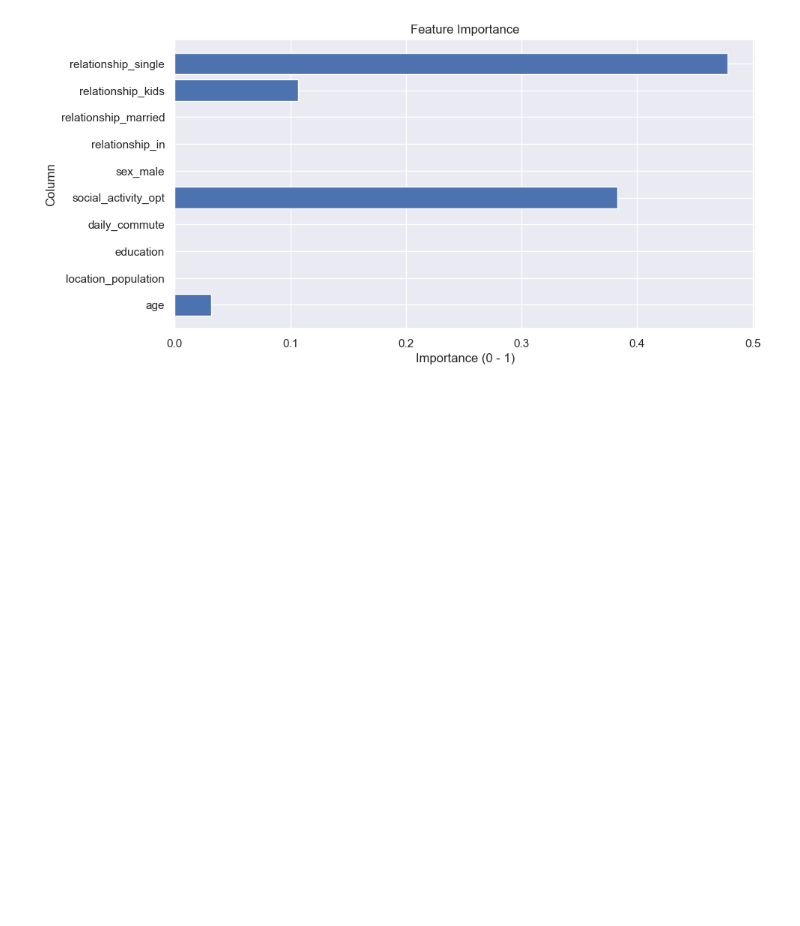
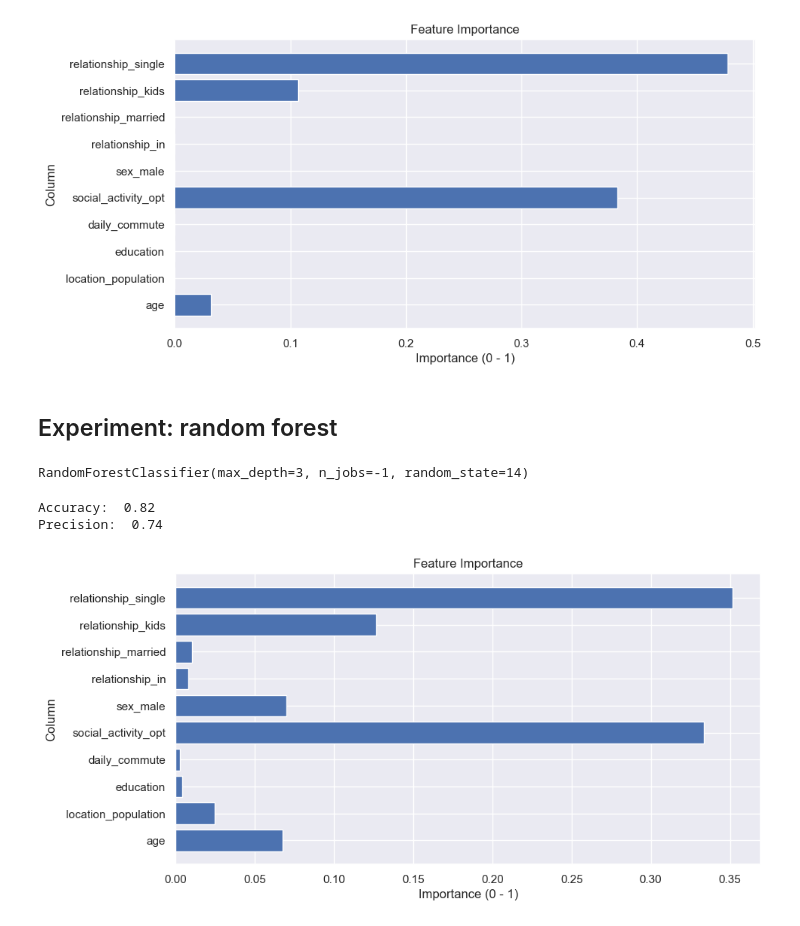
Before and after one commit to bartekmal/bi-propensity-subscription, a Jupyter notebook: main.ipynb, the cells around one changed output. Saved outputs shown, nothing was run; the diff lists cells and outputs as text; code cells hidden in the pictures; blank space fills up the shorter version.

Commit message:
Experiment: random forest

```diff
--- a/main.ipynb
+++ b/main.ipynb
@@ -1175,3 +1176,39 @@ plt.show()
 # %% [output]
 [figure]
 [figure]
+# %% [markdown]
+## Experiment: random forest
+# %%
+# create a random forest
+# ? oob_score (no need to split datasets)
+model_forest = RandomForestClassifier(n_estimators=100, max_depth = 3, random_state = 14, n_jobs = -1)
+model_forest.fit(X_train, y_train)
+# %% [output]
+RandomForestClassifier(max_depth=3, n_jobs=-1, random_state=14)
+# %%
+# validation
+y_pred_forest = model_forest.predict(X_val)
+
+# compute metrics
+accuracy_forest = accuracy_score(y_val, y_pred_forest)
+precision_forest = precision_score(y_val, y_pred_forest)
+
+# print
+print("Accuracy: ", accuracy_forest.round(2))
+print("Precision: ", precision_forest.round(2))
+print("\n")
+# %% [output]
+Accuracy:  0.82
+Precision:  0.74
+# %%
+# interpretation (feature importance)
+plt.figure(figsize = [10.0, 5.0])
+
+plt.barh(model_forest.feature_names_in_, model_forest.feature_importances_)
+plt.xlabel("Importance (0 - 1)")
+plt.ylabel("Column")
+plt.title("Feature Importance")
+
+plt.show()
+# %% [output]
+[figure, added]
```
Also changed, not shown: parts of 2 cells of this notebook.
